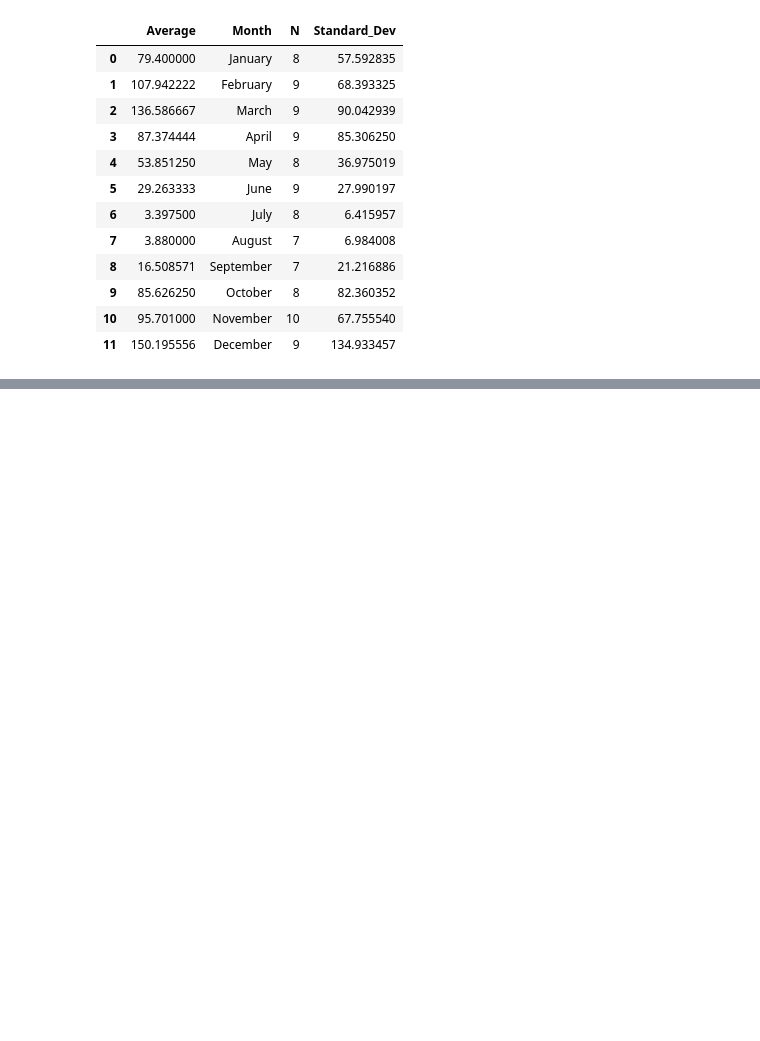
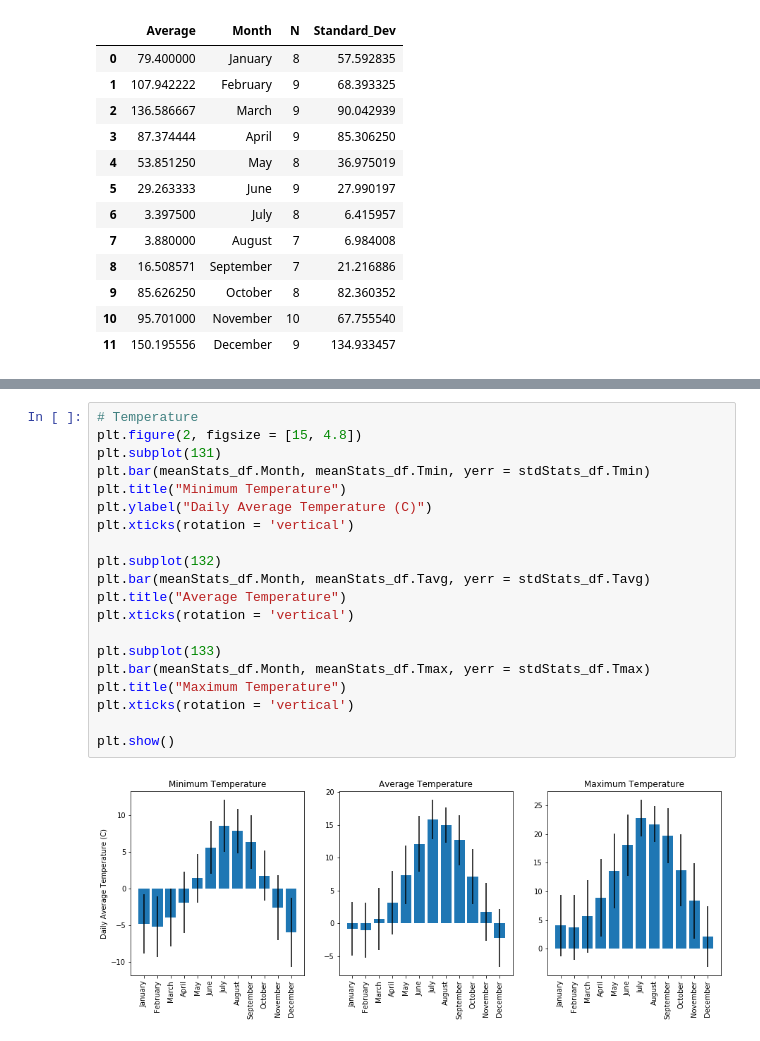
Before and after one commit to JohnnyLomas/SB_Powder_Project, a Jupyter notebook: ExploratoryAnalysis.ipynb, the cells around one changed output, grey strips where cells are left out. Drawn from its saved outputs; the diff is of its cells as text; blank space fills up the shorter version.

```diff
--- a/ExploratoryAnalysis.ipynb
+++ b/ExploratoryAnalysis.ipynb
@@ -423,0 +453,22 @@ Notice that the total monthly average precipitation mirrors the trends we observ
+# %%
+# Temperature
+plt.figure(2, figsize = [15, 4.8])
+plt.subplot(131)
+plt.bar(meanStats_df.Month, meanStats_df.Tmin, yerr = stdStats_df.Tmin)
+plt.title("Minimum Temperature")
+plt.ylabel("Daily Average Temperature (C)")
+plt.xticks(rotation = 'vertical')
+
+plt.subplot(132)
+plt.bar(meanStats_df.Month, meanStats_df.Tavg, yerr = stdStats_df.Tavg)
+plt.title("Average Temperature")
+plt.xticks(rotation = 'vertical')
+
+plt.subplot(133)
+plt.bar(meanStats_df.Month, meanStats_df.Tmax, yerr = stdStats_df.Tmax)
+plt.title("Maximum Temperature")
+plt.xticks(rotation = 'vertical')
+
+plt.show()
+# %% [output]
+[figure, added]
```
Also changed, not shown: parts of 13 cells of this notebook, 12 other files.
